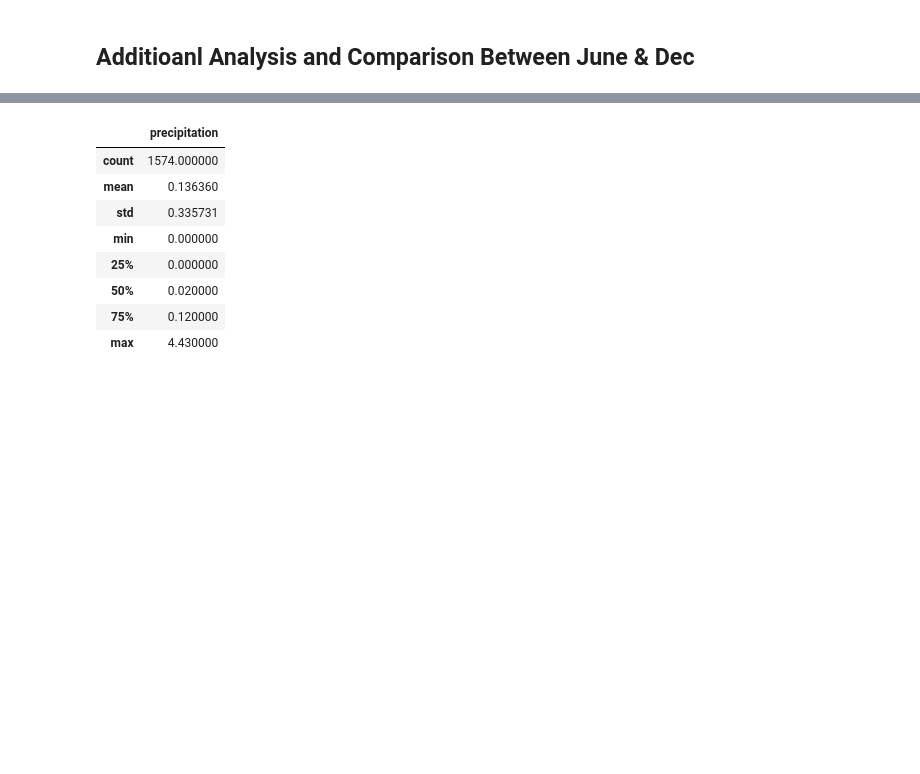
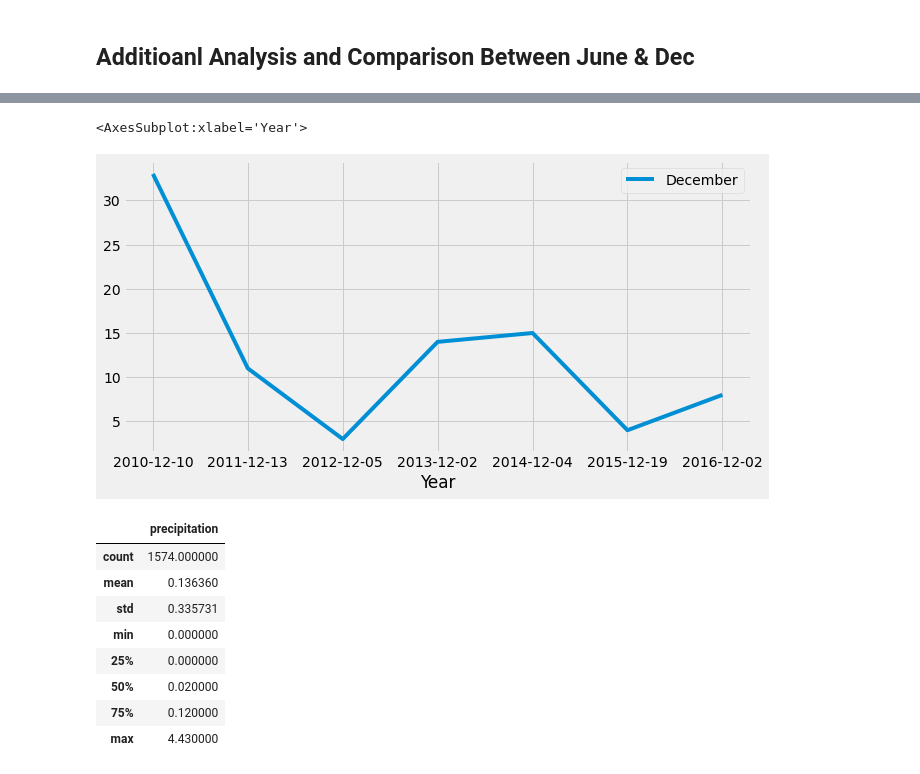
Before and after one commit to shamayun/Surfs_up, a Jupyter notebook: Resources/SurfsUp_Challenge.ipynb, the cells around one changed output, grey strips where cells are left out. Saved outputs shown, nothing was run; the diff lists cells and outputs as text; code cells hidden in the pictures; blank space fills up the shorter version.

```diff
--- a/Resources/SurfsUp_Challenge.ipynb
+++ b/Resources/SurfsUp_Challenge.ipynb
@@ -194,3 +218,8 @@ tot_jun_df.describe()
+# %%
+dec_count_df.plot(figsize = (10,5))
+# %% [output]
+<AxesSubplot:xlabel='Year'>
+[figure, added]
 # %%
 # Total precipitation level for June
 jun_results = session.query(Measurement.prcp).filter((extract('month', Measurement.date) == 6)).all()
```
Also changed, not shown: parts of 7 cells of this notebook, 3 other files.
